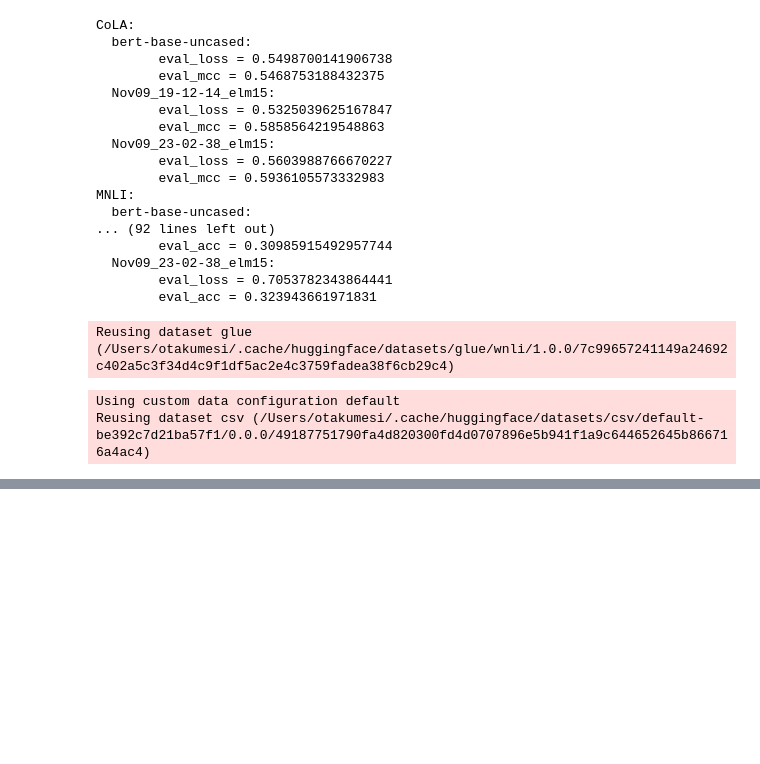
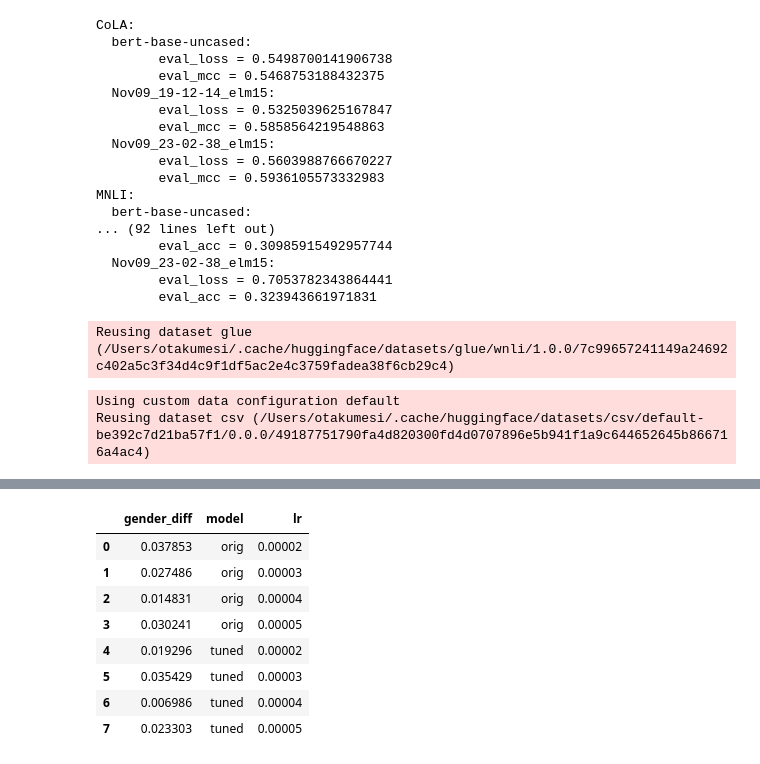
Before and after one commit to otakumesi/debias-BERT, a Jupyter notebook: Analyze_GLUE.ipynb, the cells around one changed output, grey strips where cells are left out. Cells and saved outputs as stored; diff of their text form; code cells hidden in the pictures; blank space fills up the shorter version.

```diff
--- a/Analyze_GLUE.ipynb
+++ b/Analyze_GLUE.ipynb
@@ -159,0 +202,12 @@ print(df_preds_tuned[df_preds_tuned['gender'] == 'female']['std_prediction_1'].m
+# %%
+df
+# %% [output]
+|  | gender_diff | model | lr |
+| 0 | 0.037853 | orig | 0.00002 |
+| 1 | 0.027486 | orig | 0.00003 |
+| 2 | 0.014831 | orig | 0.00004 |
+| 3 | 0.030241 | orig | 0.00005 |
+| 4 | 0.019296 | tuned | 0.00002 |
+| 5 | 0.035429 | tuned | 0.00003 |
+| 6 | 0.006986 | tuned | 0.00004 |
+| 7 | 0.023303 | tuned | 0.00005 |
```
Also changed, not shown: parts of 14 cells of this notebook, 1 other file.
